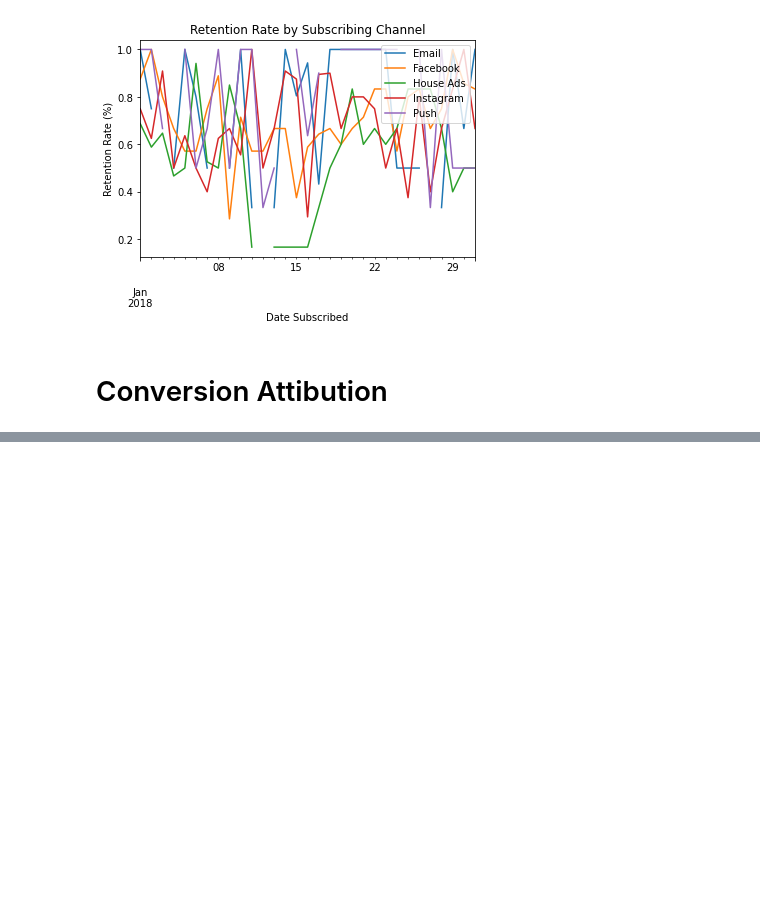
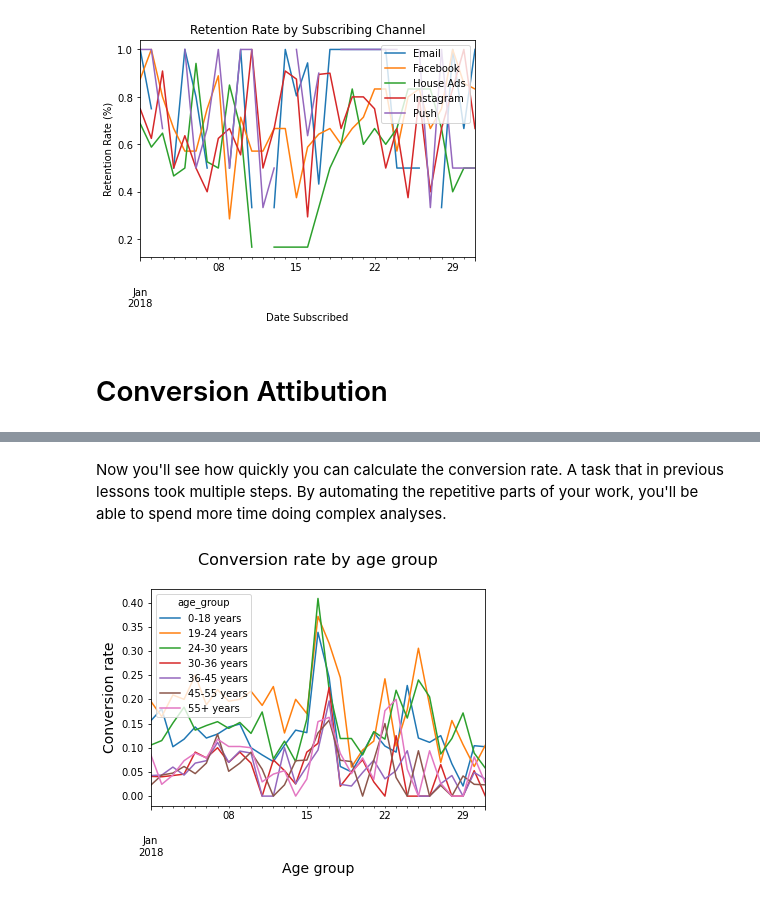
Before and after one commit to JesusTr91/ToolBox, a Jupyter notebook: Marketing Analitycs with Python/1. Analyzing Marketing Campaigns with pandas.ipynb, the cells around one changed output, grey strips where cells are left out. Saved outputs shown, nothing was run; the diff lists cells and outputs as text; code cells hidden in the pictures; blank space fills up the shorter version.

```diff
--- a/Marketing Analitycs with Python/1. Analyzing Marketing Campaigns with pandas.ipynb
+++ b/Marketing Analitycs with Python/1. Analyzing Marketing Campaigns with pandas.ipynb
@@ -411,0 +418,33 @@ plt.show()
+# %%
+def conversion_rate(dataframe, column_names):
+    # Total number of converted users
+    column_conv = dataframe[dataframe['converted'] == True]\
+                       .groupby(column_names)['user_id'].nunique()
+
+    # Total number users
+    column_total = dataframe.groupby(column_names)['user_id'].nunique()
+
+    # Conversion rate
+    conversion_rate = column_conv/column_total
+
+    # Fill missing values with 0
+    conversion_rate = conversion_rate.fillna(0)
+    return conversion_rate
+# %% [markdown]
+Now you'll see how quickly you can calculate the conversion rate. A task that in previous lessons took multiple steps. By automating the repetitive parts of your work, you'll be able to spend more time doing complex analyses.
+# %%
+# Calculate conversion rate by age_group
+age_group_conv = conversion_rate(marketing, ['date_served',
+                                             'age_group'])
+
+# Unstack and create a DataFrame
+age_group_df = pd.DataFrame(age_group_conv.unstack(level = 1))
+
+# Visualize conversion by age_group
+age_group_df.plot()
+plt.title('Conversion rate by age group\n', size = 16)
+plt.ylabel('Conversion rate', size = 14)
+plt.xlabel('Age group', size = 14)
+plt.show()
+# %% [output]
+[figure, added]
```
Also changed, not shown: parts of 35 cells of this notebook.
